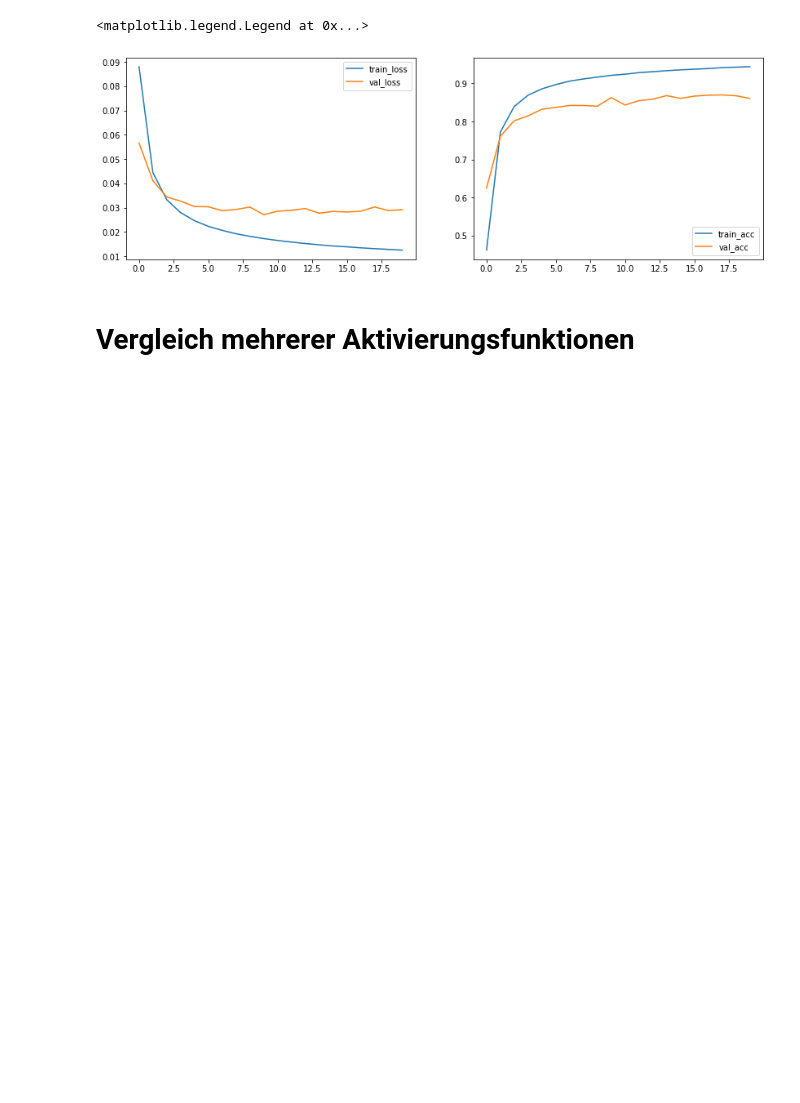
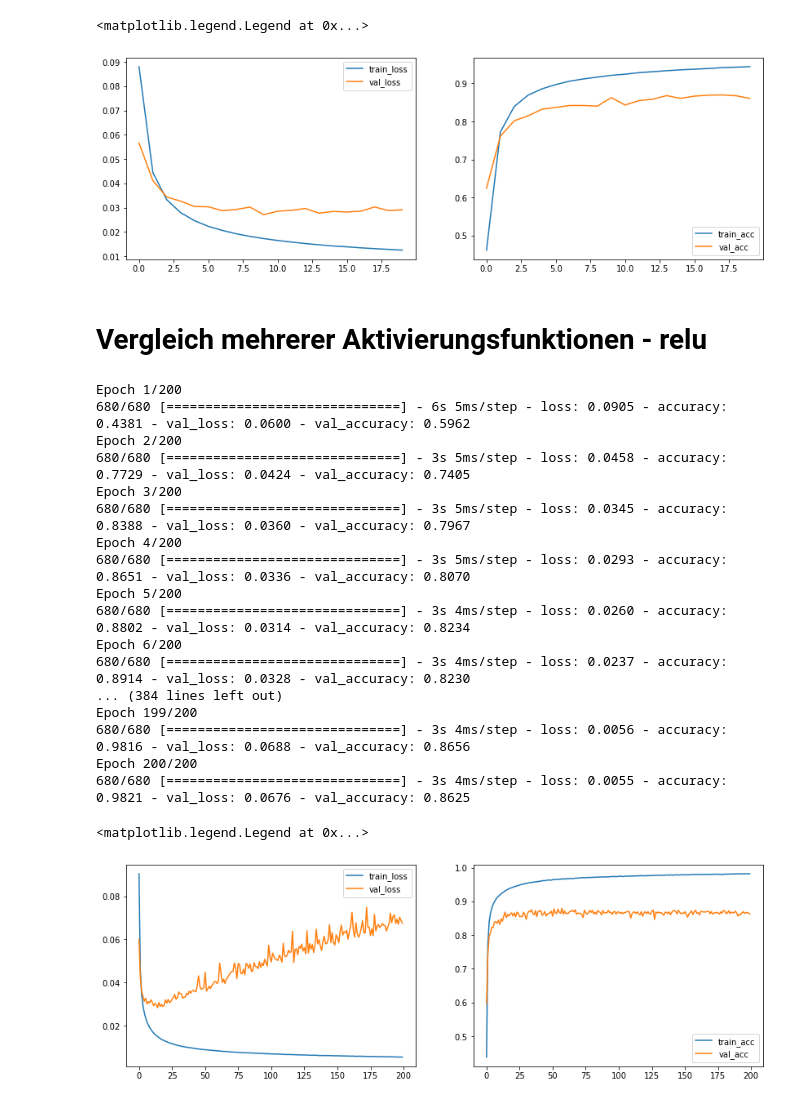
Before and after one commit to nmaaiken/neuro_modularbeit, a Jupyter notebook: 3_Layer_MLP.ipynb, the cells around one changed output. Saved outputs shown, nothing was run; the diff lists cells and outputs as text; code cells hidden in the pictures; blank space fills up the shorter version.

Commit message:
New Optimizer New Activationfunction

```diff
--- a/3_Layer_MLP.ipynb
+++ b/3_Layer_MLP.ipynb
@@ -173,4 +173,55 @@ Epoch 20/20
 <matplotlib.legend.Legend at 0x...>
 [figure]
 # %% [markdown]
-# Vergleich mehrerer Aktivierungsfunktionen
+# Vergleich mehrerer Aktivierungsfunktionen - relu
+# %%
+# Definition Topologie des Netzes
+three_layer_mlp = Sequential()
+three_layer_mlp.add(Dense(86, activation ='relu', input_dim=1024))
+three_layer_mlp.add(Dense(43, activation='softmax'))
+
+#Lernprozess konfigurieren
+three_layer_mlp.compile(loss='binary_crossentropy',
+              optimizer='rmsprop',
+              metrics=['accuracy'])
+
+# Modell trainieren
+three_layer_mlp_history = three_layer_mlp.fit(x_train_gray, y_train_gray,
+          epochs=200, #Anzahl Trainingsepochen
+          batch_size=128, #Batch-Size
+          verbose=1,
+          validation_data=(x_test_gray, y_test_gray)) #print Ausgabe des Trainingsverlaufes 0=nein 1=ja
+
+#plt.plot(dnn_no_dropout_history.history['accuracy'], label='train_acc')
+#plt.plot(dnn_no_dropout_history.history['val_accuracy'], label='val_acc')
+plt.figure(figsize=(14,10))
+
+plt.subplot(221)
+plt.plot(three_layer_mlp_history.history['loss'], label='train_loss')
+plt.plot(three_layer_mlp_history.history['val_loss'], label='val_loss')
+plt.legend(['train_loss', 'val_loss'])
+
+plt.subplot(222)
+plt.plot(three_layer_mlp_history.history['accuracy'], label='train_acc')
+plt.plot(three_layer_mlp_history.history['val_accuracy'], label='val_acc')
+plt.legend(['train_acc', 'val_acc'])
+# %% [output]
+Epoch 1/200
+680/680 [==============================] - 6s 5ms/step - loss: 0.0905 - accuracy: 0.4381 - val_loss: 0.0600 - val_accuracy: 0.5962
+Epoch 2/200
+680/680 [==============================] - 3s 5ms/step - loss: 0.0458 - accuracy: 0.7729 - val_loss: 0.0424 - val_accuracy: 0.7405
+Epoch 3/200
+680/680 [==============================] - 3s 5ms/step - loss: 0.0345 - accuracy: 0.8388 - val_loss: 0.0360 - val_accuracy: 0.7967
+Epoch 4/200
+680/680 [==============================] - 3s 5ms/step - loss: 0.0293 - accuracy: 0.8651 - val_loss: 0.0336 - val_accuracy: 0.8070
+Epoch 5/200
+680/680 [==============================] - 3s 4ms/step - loss: 0.0260 - accuracy: 0.8802 - val_loss: 0.0314 - val_accuracy: 0.8234
+Epoch 6/200
+680/680 [==============================] - 3s 4ms/step - loss: 0.0237 - accuracy: 0.8914 - val_loss: 0.0328 - val_accuracy: 0.8230
+... (384 lines left out)
+Epoch 199/200
+680/680 [==============================] - 3s 4ms/step - loss: 0.0056 - accuracy: 0.9816 - val_loss: 0.0688 - val_accuracy: 0.8656
+Epoch 200/200
+680/680 [==============================] - 3s 4ms/step - loss: 0.0055 - accuracy: 0.9821 - val_loss: 0.0676 - val_accuracy: 0.8625
+<matplotlib.legend.Legend at 0x...>
+[figure, added]
```
Also changed, not shown: parts of 4 cells of this notebook, 1 other file.
